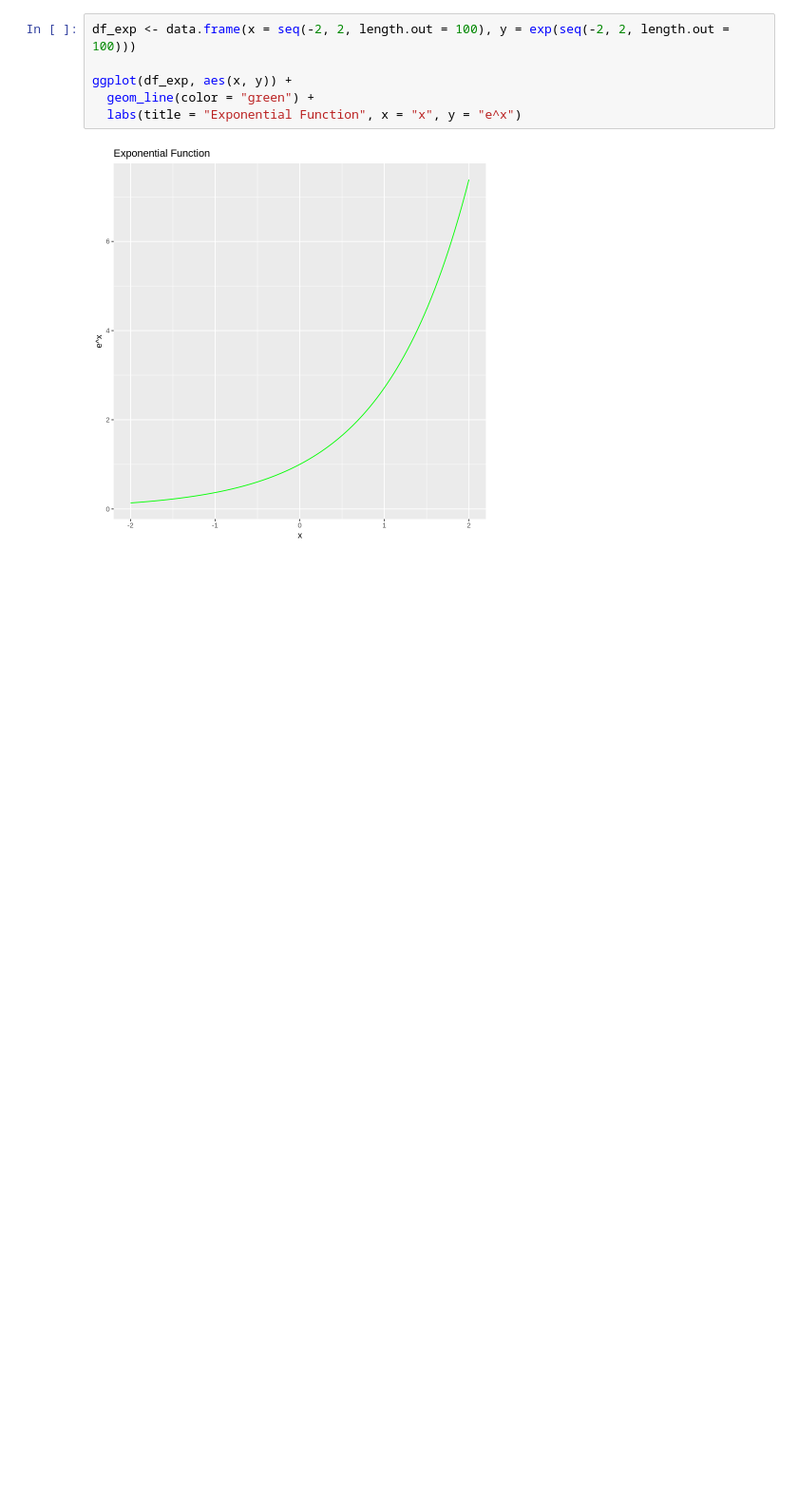
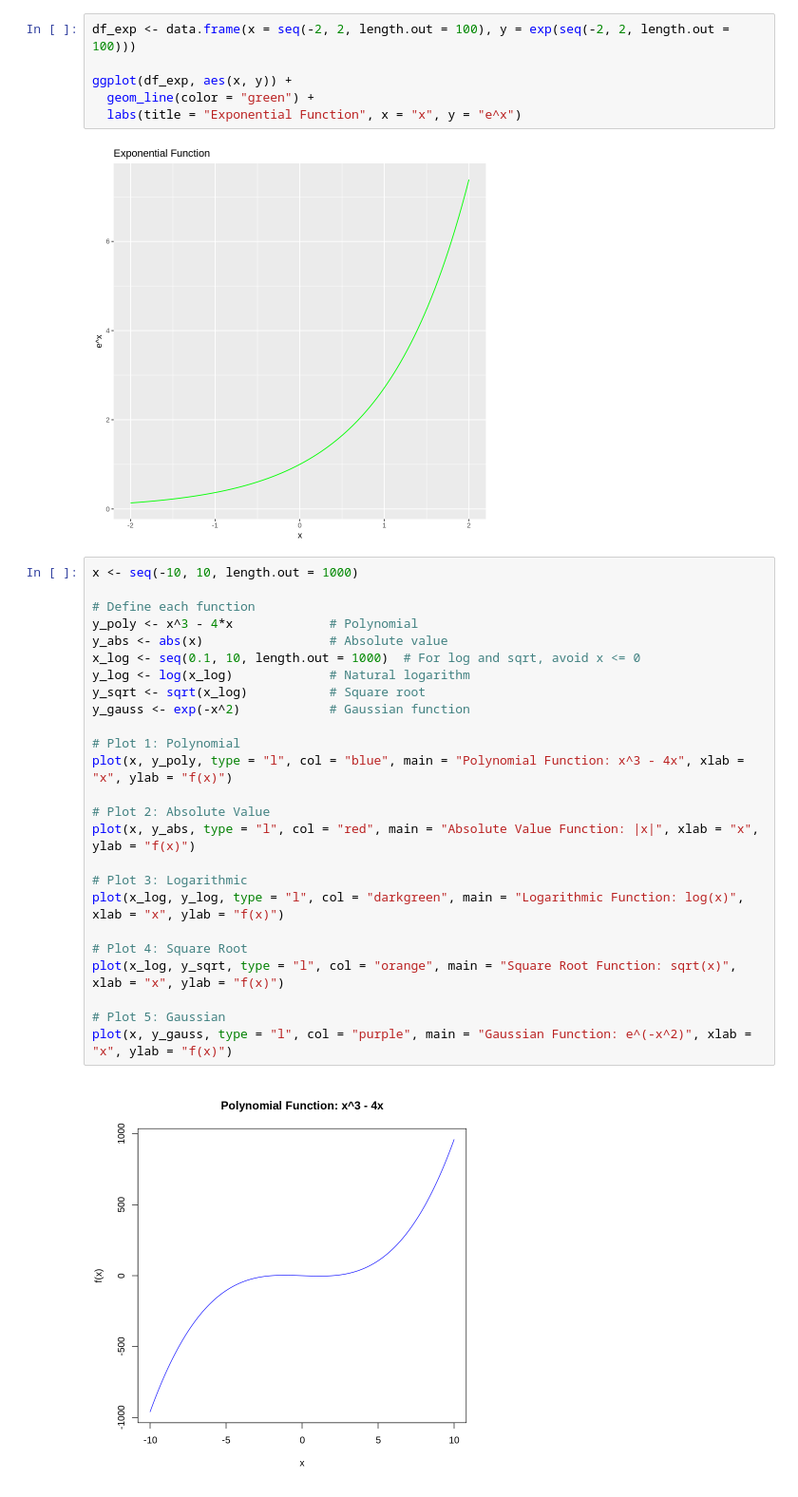
Before and after one commit to Takato-1887/Learning_R, a Jupyter notebook: R_plotting_real_functions.ipynb, the cells around one changed output. Shown: that part at 95% size. Drawn from its saved outputs; the diff is of its cells as text; blank space fills up the shorter version.

Commit message:
Added polynomial functions

```diff
--- a/R_plotting_real_functions.ipynb
+++ b/R_plotting_real_functions.ipynb
@@ -33,3 +33,30 @@ ggplot(df_exp, aes(x, y)) +
   labs(title = "Exponential Function", x = "x", y = "e^x")
 # %% [output]
 [figure]
+# %%
+x <- seq(-10, 10, length.out = 1000)
+
+# Define each function
+y_poly <- x^3 - 4*x             # Polynomial
+y_abs <- abs(x)                 # Absolute value
+x_log <- seq(0.1, 10, length.out = 1000)  # For log and sqrt, avoid x <= 0
+y_log <- log(x_log)             # Natural logarithm
+y_sqrt <- sqrt(x_log)           # Square root
+y_gauss <- exp(-x^2)            # Gaussian function
+
+# Plot 1: Polynomial
+plot(x, y_poly, type = "l", col = "blue", main = "Polynomial Function: x^3 - 4x", xlab = "x", ylab = "f(x)")
+
+# Plot 2: Absolute Value
+plot(x, y_abs, type = "l", col = "red", main = "Absolute Value Function: |x|", xlab = "x", ylab = "f(x)")
+
+# Plot 3: Logarithmic
+plot(x_log, y_log, type = "l", col = "darkgreen", main = "Logarithmic Function: log(x)", xlab = "x", ylab = "f(x)")
+
+# Plot 4: Square Root
+plot(x_log, y_sqrt, type = "l", col = "orange", main = "Square Root Function: sqrt(x)", xlab = "x", ylab = "f(x)")
+
+# Plot 5: Gaussian
+plot(x, y_gauss, type = "l", col = "purple", main = "Gaussian Function: e^(-x^2)", xlab = "x", ylab = "f(x)")
+# %% [output]
+[figure, added]
```
Also changed, not shown: parts of 1 cell of this notebook.
